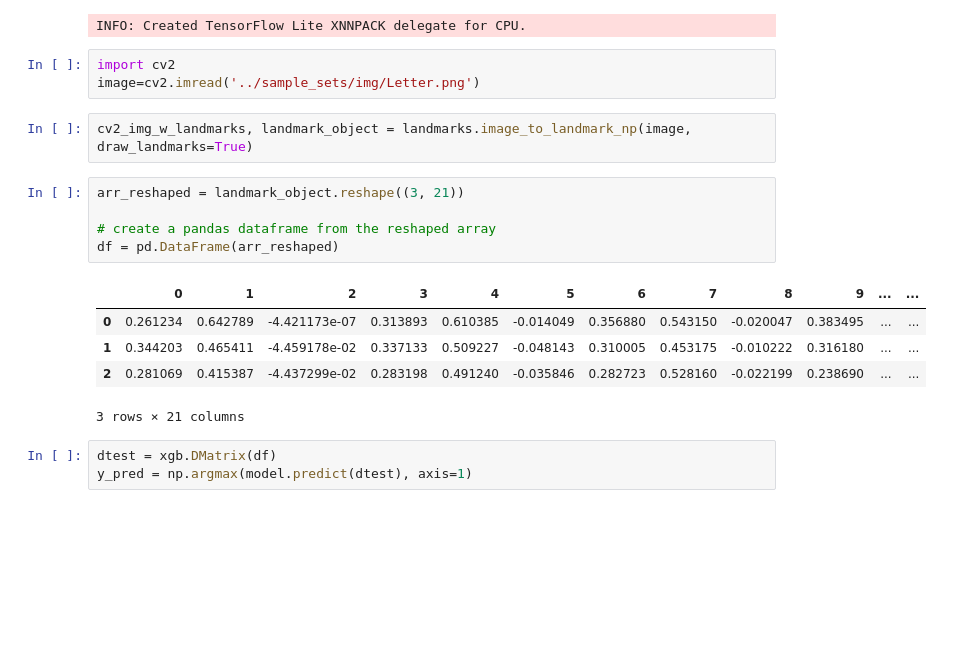
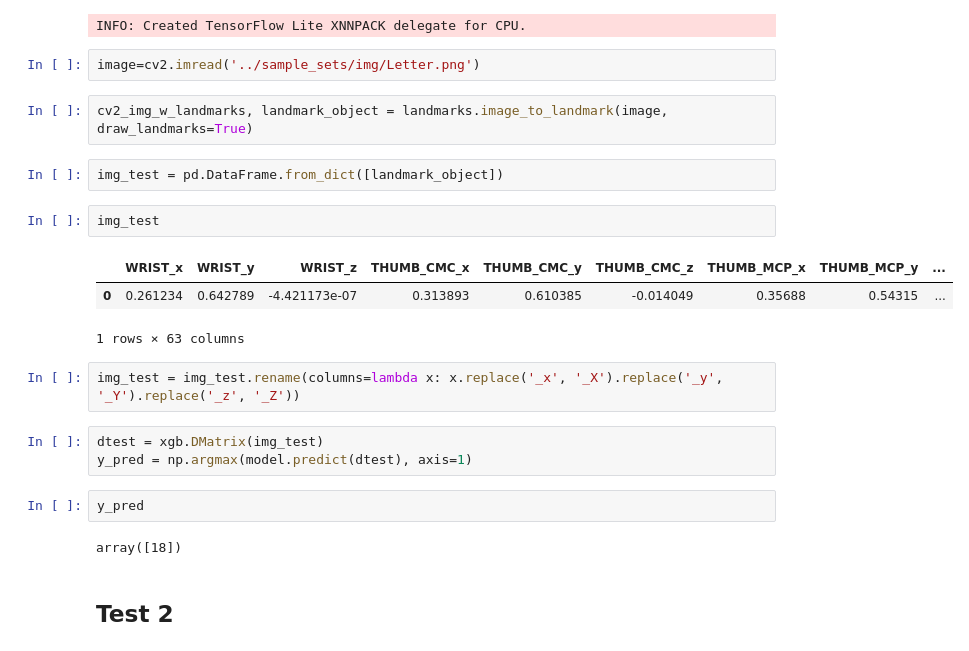
Before and after one commit to cpsnowden/swordle, a Jupyter notebook: notebooks/XGBOOST-CG-DS2.ipynb, the cells around one changed output. Drawn from its saved outputs; the diff is of its cells as text; blank space fills up the shorter version.

```diff
--- a/notebooks/XGBOOST-CG-DS2.ipynb
+++ b/notebooks/XGBOOST-CG-DS2.ipynb
@@ -155,21 +172,25 @@ landmarks = Landmarks()
 # %% [output]
 INFO: Created TensorFlow Lite XNNPACK delegate for CPU.
 # %%
-import cv2
 image=cv2.imread('../sample_sets/img/Letter.png')
 # %%
-cv2_img_w_landmarks, landmark_object = landmarks.image_to_landmark_np(image, draw_landmarks=True)
+cv2_img_w_landmarks, landmark_object = landmarks.image_to_landmark(image, draw_landmarks=True)
-# %%
-arr_reshaped = landmark_object.reshape((3, 21))
-
-# create a pandas dataframe from the reshaped array
-df = pd.DataFrame(arr_reshaped)
-# %% [output]
-|  | 0 | 1 | 2 | 3 | 4 | 5 | 6 | 7 | 8 | 9 | ... | ... |
-| 0 | 0.261234 | 0.642789 | -4.421173e-07 | 0.313893 | 0.610385 | -0.014049 | 0.356880 | 0.543150 | -0.020047 | 0.383495 | ... | ... |
-| 1 | 0.344203 | 0.465411 | -4.459178e-02 | 0.337133 | 0.509227 | -0.048143 | 0.310005 | 0.453175 | -0.010222 | 0.316180 | ... | ... |
-| 2 | 0.281069 | 0.415387 | -4.437299e-02 | 0.283198 | 0.491240 | -0.035846 | 0.282723 | 0.528160 | -0.022199 | 0.238690 | ... | ... |
-3 rows × 21 columns
+# %%
+img_test = pd.DataFrame.from_dict([landmark_object])
+# %%
+img_test
+# %% [output]
+|  | WRIST_x | WRIST_y | WRIST_z | THUMB_CMC_x | THUMB_CMC_y | THUMB_CMC_z | THUMB_MCP_x | THUMB_MCP_y | ... |
+| 0 | 0.261234 | 0.642789 | -4.421173e-07 | 0.313893 | 0.610385 | -0.014049 | 0.35688 | 0.54315 | ... |
+1 rows × 63 columns
+# %%
+img_test = img_test.rename(columns=lambda x: x.replace('_x', '_X').replace('_y', '_Y').replace('_z', '_Z'))
 # %%
-dtest = xgb.DMatrix(df)
+dtest = xgb.DMatrix(img_test)
 y_pred = np.argmax(model.predict(dtest), axis=1)
+# %%
+y_pred
+# %% [output]
+array([18])
+# %% [markdown]
+## Test 2
```
Also changed, not shown: parts of 15 cells of this notebook, 7 other files.
